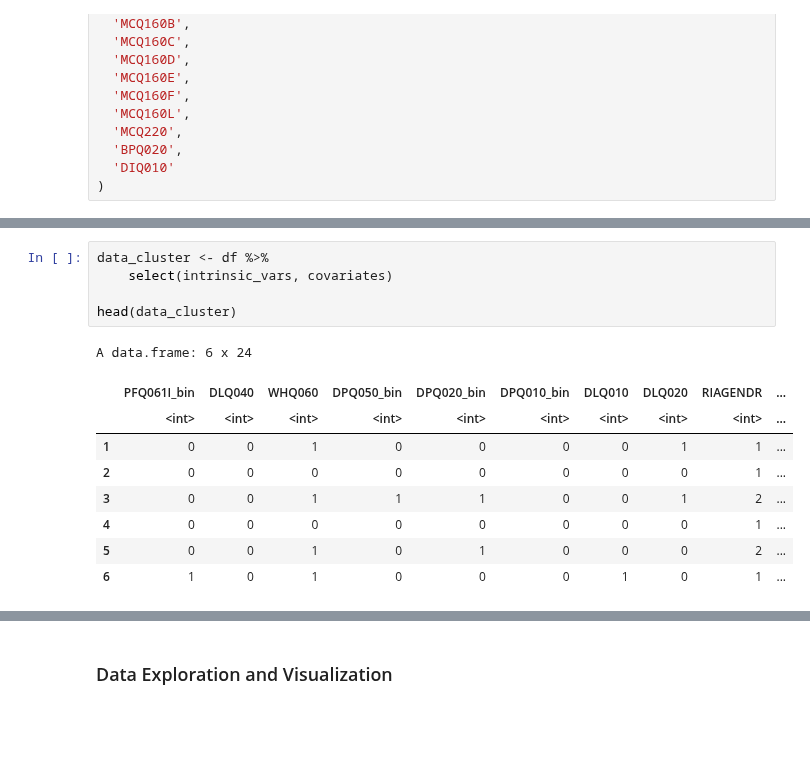
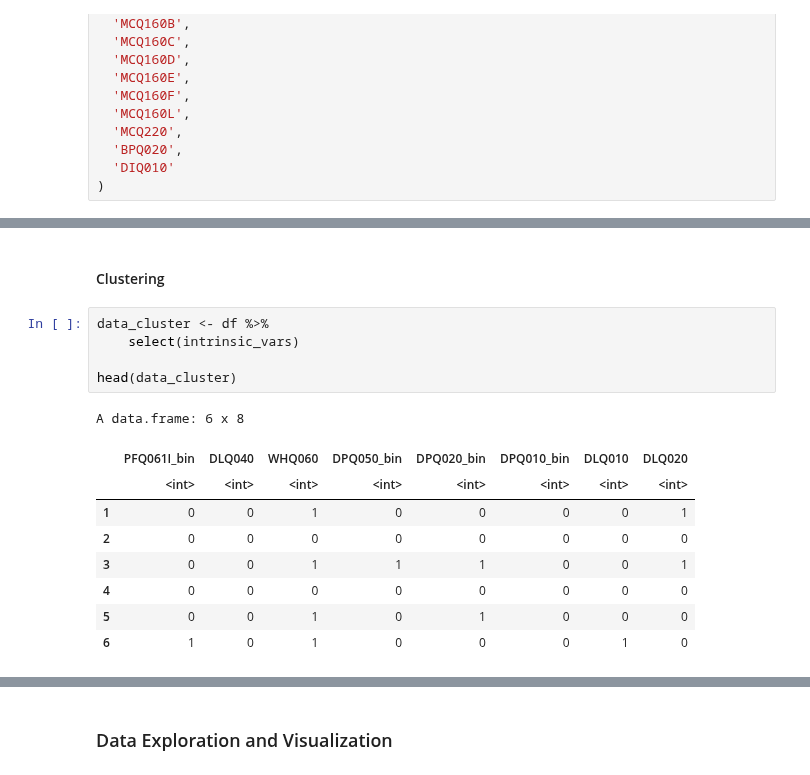
Before and after one commit to silvano315/Med-Physics, a Jupyter notebook: notebooks/NHANES_periodontal_analysis.ipynb, the cells around one changed output, grey strips where cells are left out. Saved outputs shown, nothing was run; the diff lists cells and outputs as text; blank space fills up the shorter version.

```diff
--- a/notebooks/NHANES_periodontal_analysis.ipynb
+++ b/notebooks/NHANES_periodontal_analysis.ipynb
@@ -3683,15 +3773,17 @@ covariates <- c(
+# %% [markdown]
+#### Clustering
 # %%
 data_cluster <- df %>%
-    select(intrinsic_vars, covariates)
+    select(intrinsic_vars)
 
 head(data_cluster)
 # %% [output]
-A data.frame: 6 x 24
+A data.frame: 6 x 8
-|  | PFQ061I_bin | DLQ040 | WHQ060 | DPQ050_bin | DPQ020_bin | DPQ010_bin | DLQ010 | DLQ020 | RIAGENDR | ... |
-|  | <int> | <int> | <int> | <int> | <int> | <int> | <int> | <int> | <int> | ... |
-| 1 | 0 | 0 | 1 | 0 | 0 | 0 | 0 | 1 | 1 | ... |
-| 2 | 0 | 0 | 0 | 0 | 0 | 0 | 0 | 0 | 1 | ... |
-| 3 | 0 | 0 | 1 | 1 | 1 | 0 | 0 | 1 | 2 | ... |
-| 4 | 0 | 0 | 0 | 0 | 0 | 0 | 0 | 0 | 1 | ... |
-| 5 | 0 | 0 | 1 | 0 | 1 | 0 | 0 | 0 | 2 | ... |
-| 6 | 1 | 0 | 1 | 0 | 0 | 0 | 1 | 0 | 1 | ... |
+|  | PFQ061I_bin | DLQ040 | WHQ060 | DPQ050_bin | DPQ020_bin | DPQ010_bin | DLQ010 | DLQ020 |
+|  | <int> | <int> | <int> | <int> | <int> | <int> | <int> | <int> |
+| 1 | 0 | 0 | 1 | 0 | 0 | 0 | 0 | 1 |
+| 2 | 0 | 0 | 0 | 0 | 0 | 0 | 0 | 0 |
+| 3 | 0 | 0 | 1 | 1 | 1 | 0 | 0 | 1 |
+| 4 | 0 | 0 | 0 | 0 | 0 | 0 | 0 | 0 |
+| 5 | 0 | 0 | 1 | 0 | 1 | 0 | 0 | 0 |
+| 6 | 1 | 0 | 1 | 0 | 0 | 0 | 1 | 0 |
```
Also changed, not shown: parts of 14 cells of this notebook.
